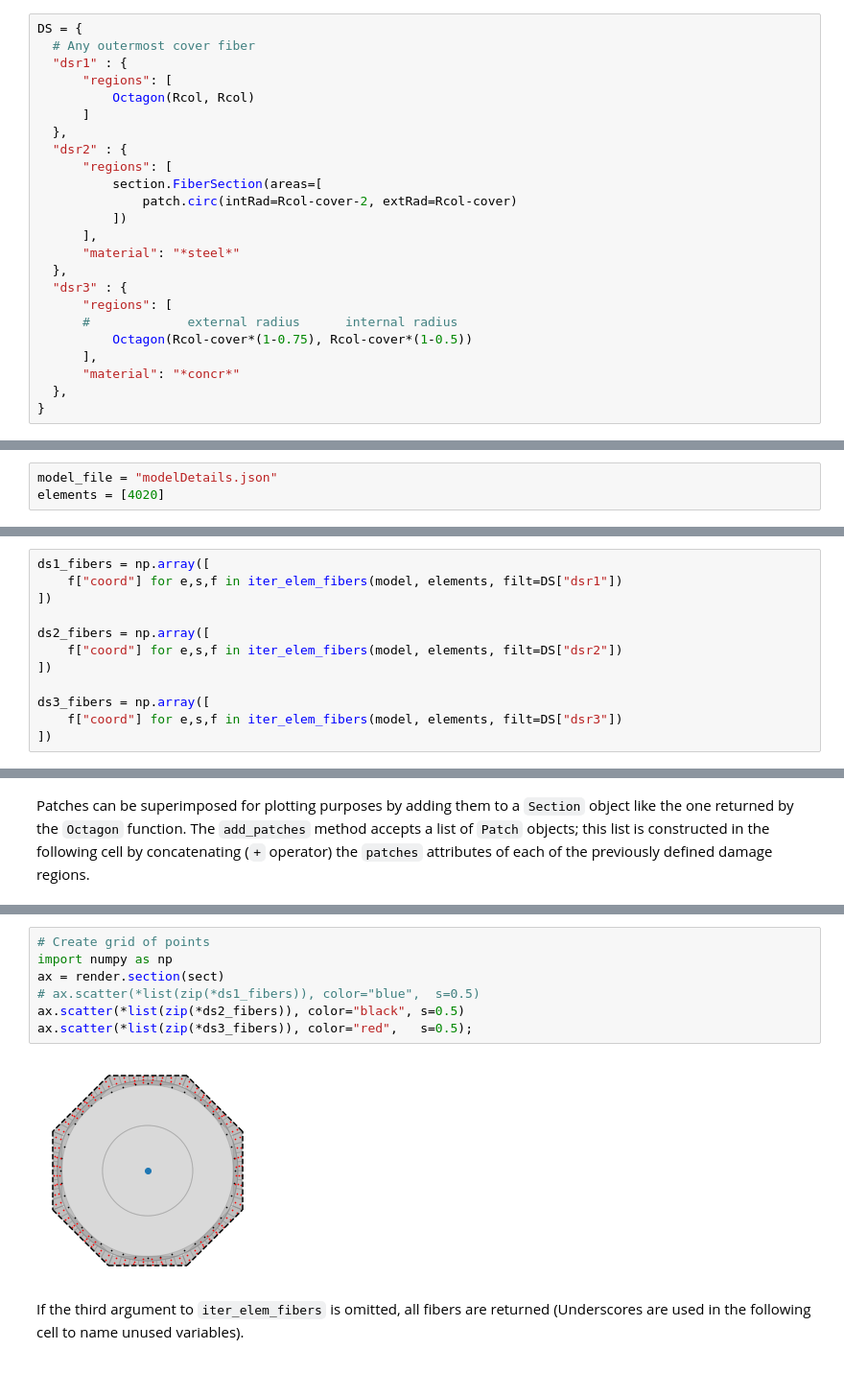
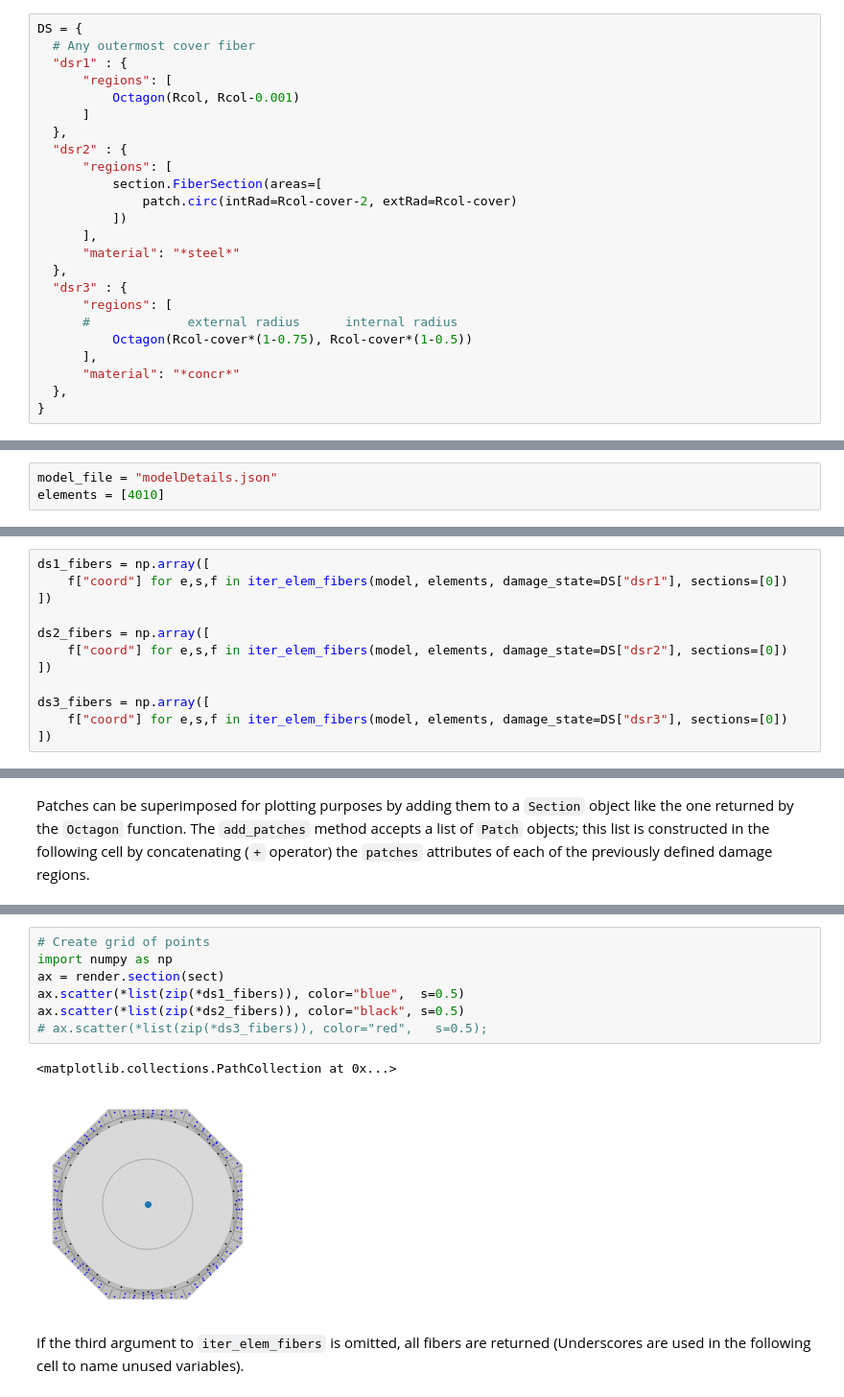
Before and after one commit to BRACE2/Scripts, a Jupyter notebook: SectionRegions/Tests_2.ipynb, the cells around one changed output, grey strips where cells are left out. Shown: that part at 96% size. Cells and saved outputs as stored; diff of their text form.

Commit message:
Update fiber recorder scripts
Damage state definitions, strain visualization, and tests in jupyter

```diff
--- a/SectionRegions/Tests_2.ipynb
+++ b/SectionRegions/Tests_2.ipynb
@@ -101,7 +101,7 @@ DS = {
   # Any outermost cover fiber
   "dsr1" : {
       "regions": [
-          Octagon(Rcol, Rcol)
+          Octagon(Rcol, Rcol-0.001)
       ]
   },
   "dsr2" : {
@@ -127,21 +127,21 @@ import json
 import numpy as np
 # %%
 model_file = "modelDetails.json"
-elements = [4020]
+elements = [4010]
 # %%
 with open(model_file, "r") as f:
     model = json.load(f)
 # %%
 ds1_fibers = np.array([
-    f["coord"] for e,s,f in iter_elem_fibers(model, elements, filt=DS["dsr1"])
+    f["coord"] for e,s,f in iter_elem_fibers(model, elements, damage_state=DS["dsr1"], sections=[0])
 ])
 
 ds2_fibers = np.array([
-    f["coord"] for e,s,f in iter_elem_fibers(model, elements, filt=DS["dsr2"])
+    f["coord"] for e,s,f in iter_elem_fibers(model, elements, damage_state=DS["dsr2"], sections=[0])
 ])
 
 ds3_fibers = np.array([
-    f["coord"] for e,s,f in iter_elem_fibers(model, elements, filt=DS["dsr3"])
+    f["coord"] for e,s,f in iter_elem_fibers(model, elements, damage_state=DS["dsr3"], sections=[0])
 ])
 # %% [markdown]
 ## 3) Visualizing
@@ -163,12 +163,13 @@ ax = render.section(sect)
 # %%
 # Create grid of points
 import numpy as np
 ax = render.section(sect)
-# ax.scatter(*list(zip(*ds1_fibers)), color="blue",  s=0.5)
+ax.scatter(*list(zip(*ds1_fibers)), color="blue",  s=0.5)
 ax.scatter(*list(zip(*ds2_fibers)), color="black", s=0.5)
-ax.scatter(*list(zip(*ds3_fibers)), color="red",   s=0.5);
+# ax.scatter(*list(zip(*ds3_fibers)), color="red",   s=0.5);
 # %% [output]
+<matplotlib.collections.PathCollection at 0x...>
-[figure, old version]
+[figure, new version]
 # %% [markdown]
 If the third argument to `iter_elem_fibers` is omitted, all fibers are returned (Underscores are used in the following cell to name unused variables).
 # %%
```
Also changed, not shown: parts of 3 cells of this notebook, 2 other files.
